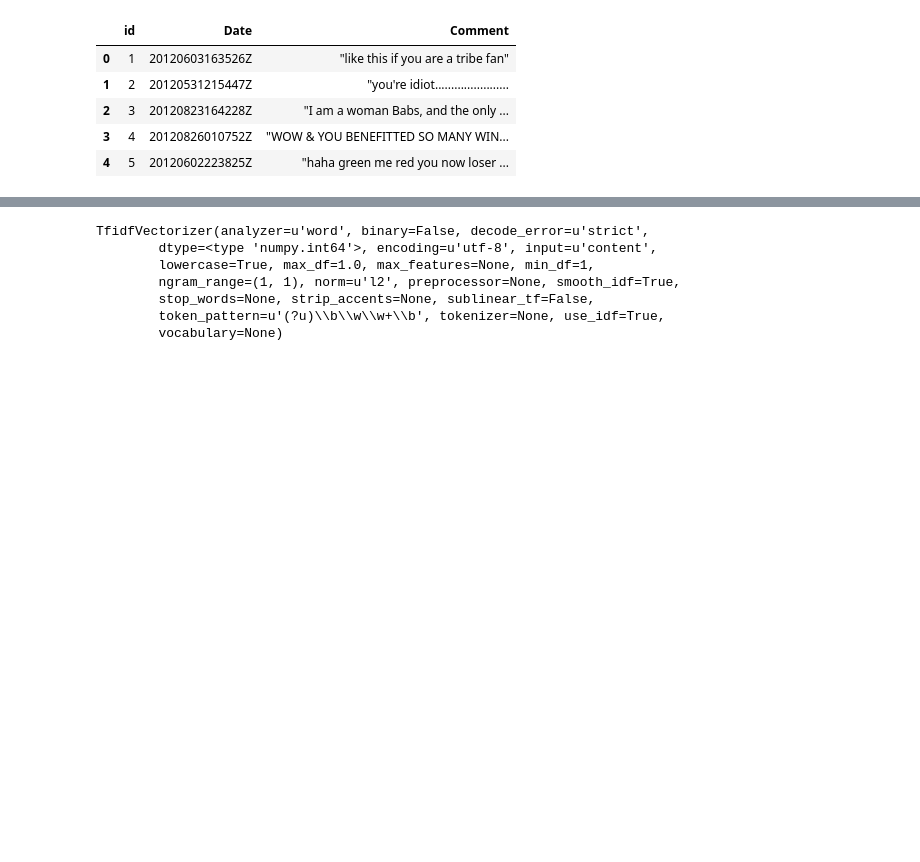
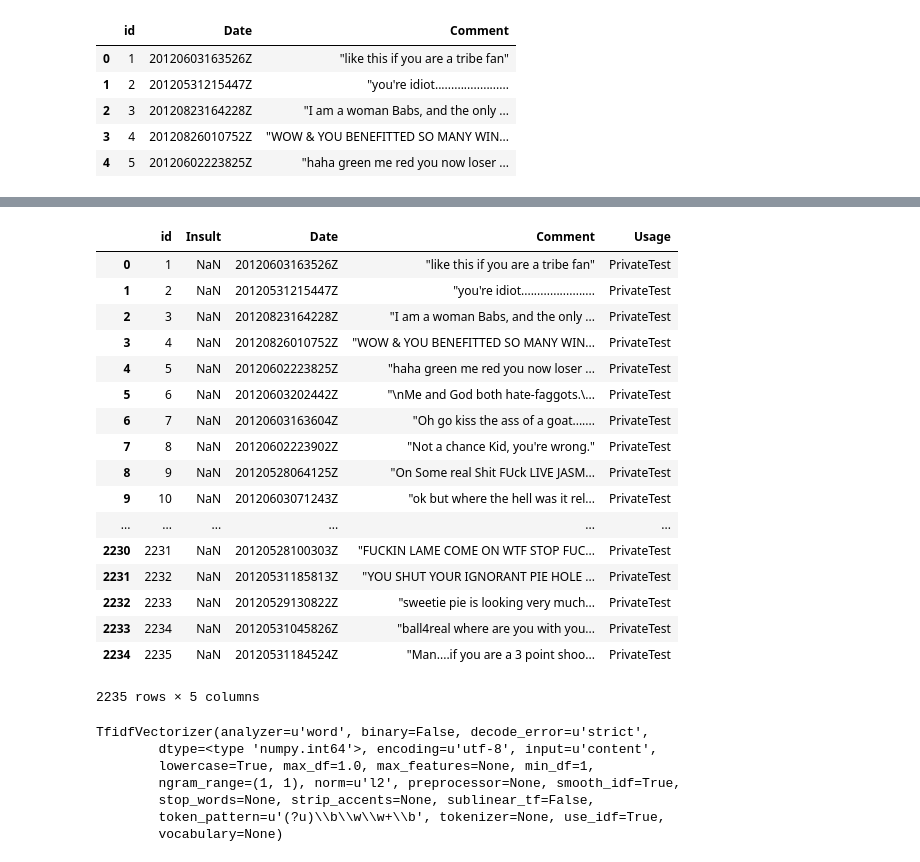
Before and after one commit to amirnasri/Kaggle_insult, a Jupyter notebook: kaggle_insult.ipynb, the cells around one changed output, grey strips where cells are left out. Drawn from its saved outputs; the diff is of its cells as text; code cells hidden in the pictures; blank space fills up the shorter version.

```diff
--- a/kaggle_insult.ipynb
+++ b/kaggle_insult.ipynb
@@ -21,3 +21,5 @@ test.head()
 | 2 | 3 | 20120823164228Z | "I am a woman Babs, and the only ... |
 | 3 | 4 | 20120826010752Z | "WOW & YOU BENEFITTED SO MANY WIN... |
 | 4 | 5 | 20120602223825Z | "haha green me red you now loser ... |
+# %%
+impermium_verification_set = pd.read_csv('impermium_verification_set.csv')
@@ -24,3 +41,24 @@ test.head()
+# %%
+impermium_verification_set
+# %% [output]
+|  | id | Insult | Date | Comment | Usage |
+| 0 | 1 | NaN | 20120603163526Z | "like this if you are a tribe fan" | PrivateTest |
+| 1 | 2 | NaN | 20120531215447Z | "you're idiot....................... | PrivateTest |
+| 2 | 3 | NaN | 20120823164228Z | "I am a woman Babs, and the only ... | PrivateTest |
+| 3 | 4 | NaN | 20120826010752Z | "WOW & YOU BENEFITTED SO MANY WIN... | PrivateTest |
+| 4 | 5 | NaN | 20120602223825Z | "haha green me red you now loser ... | PrivateTest |
+| 5 | 6 | NaN | 20120603202442Z | "\nMe and God both hate-faggots.\... | PrivateTest |
+| 6 | 7 | NaN | 20120603163604Z | "Oh go kiss the ass of a goat....... | PrivateTest |
+| 7 | 8 | NaN | 20120602223902Z | "Not a chance Kid, you're wrong." | PrivateTest |
+| 8 | 9 | NaN | 20120528064125Z | "On Some real Shit FUck LIVE JASM... | PrivateTest |
+| 9 | 10 | NaN | 20120603071243Z | "ok but where the hell was it rel... | PrivateTest |
+| ... | ... | ... | ... | ... | ... |
+| 2230 | 2231 | NaN | 20120528100303Z | "FUCKIN LAME COME ON WTF STOP FUC... | PrivateTest |
+| 2231 | 2232 | NaN | 20120531185813Z | "YOU SHUT YOUR IGNORANT PIE HOLE ... | PrivateTest |
+| 2232 | 2233 | NaN | 20120529130822Z | "sweetie pie is looking very much... | PrivateTest |
+| 2233 | 2234 | NaN | 20120531045826Z | "ball4real where are you with you... | PrivateTest |
+| 2234 | 2235 | NaN | 20120531184524Z | "Man....if you are a 3 point shoo... | PrivateTest |
+2235 rows × 5 columns
 # %%
 from sklearn.feature_extraction.text import TfidfVectorizer
 tv = TfidfVectorizer()
```
Also changed, not shown: parts of 9 cells of this notebook, 2 other files.
